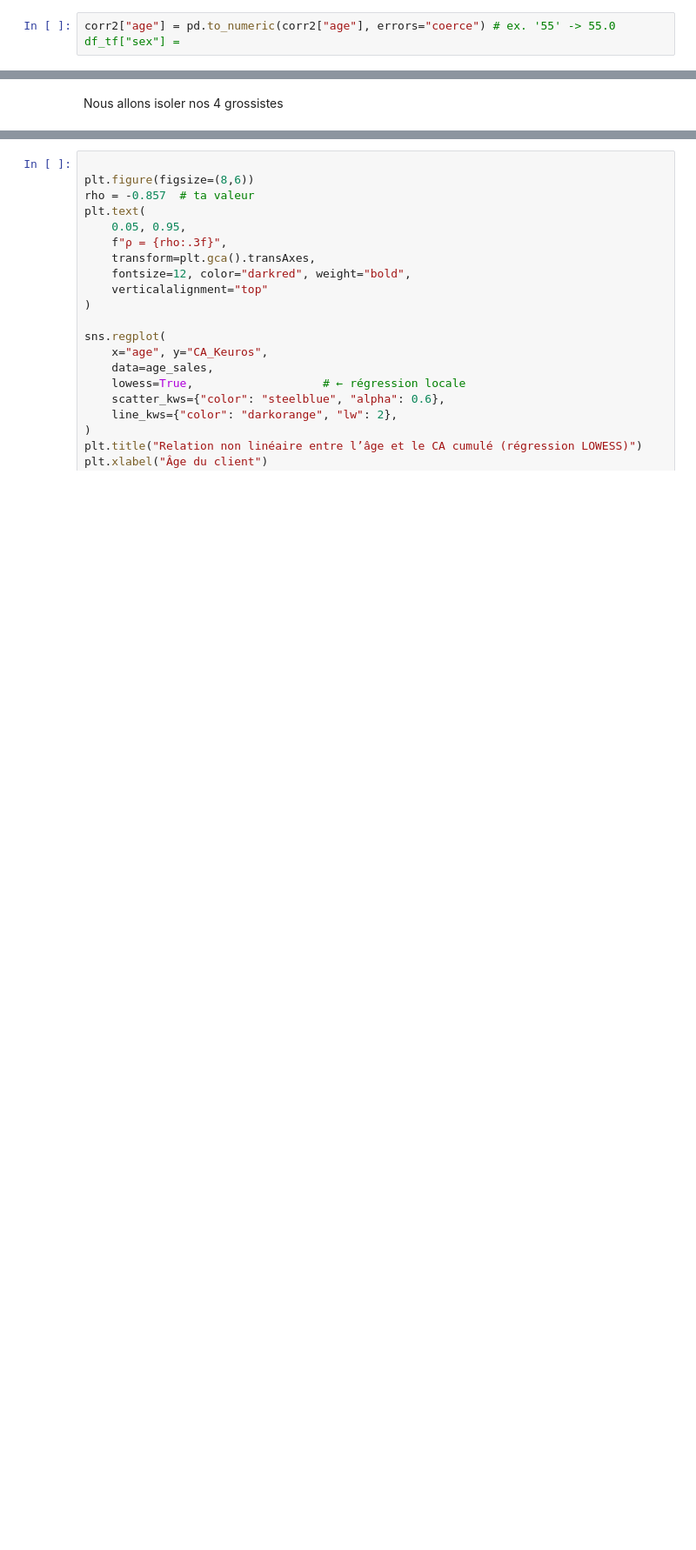
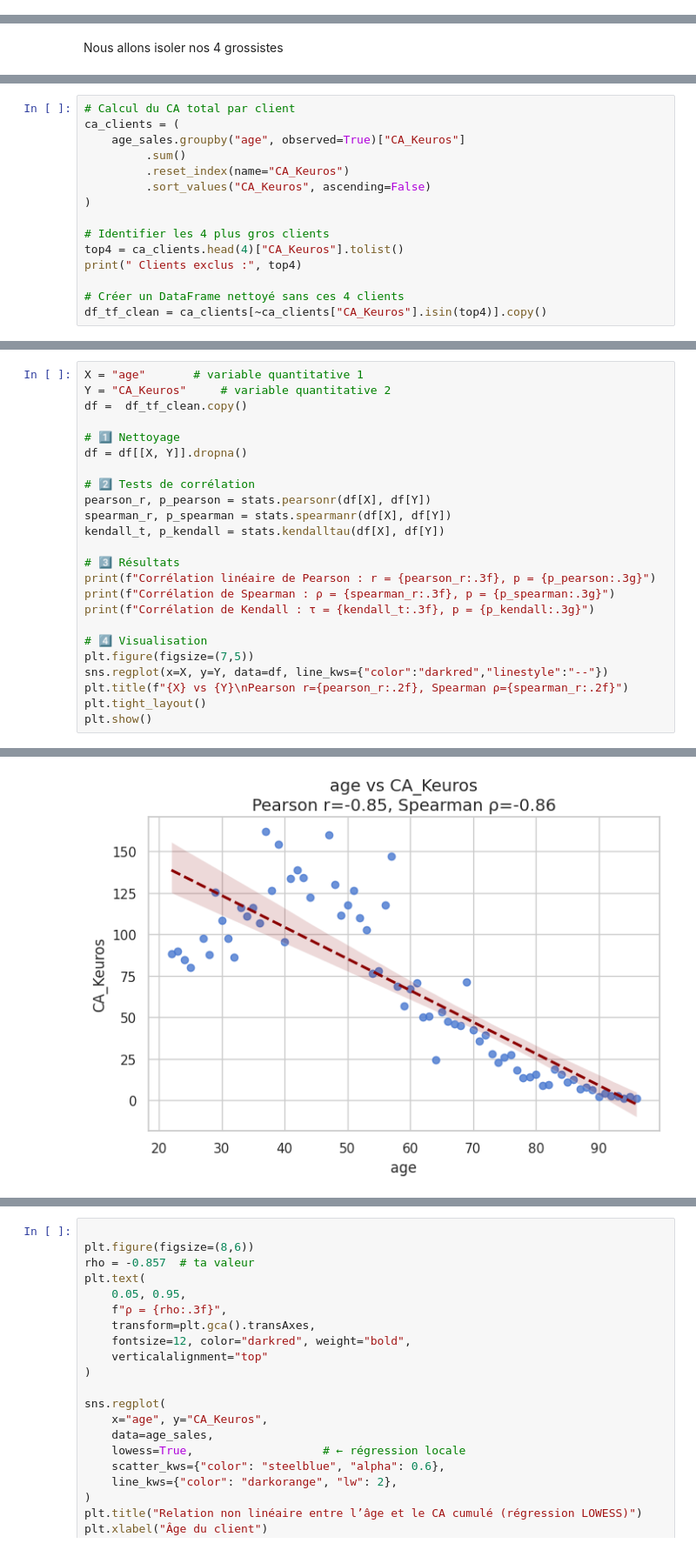
Before and after one commit to dinaglamshowroom/projet-data_oc, a Jupyter notebook: Projet4_Corrélation_3.ipynb, the cells around one changed output, grey strips where cells are left out. Shown at 87% size. Saved outputs shown, nothing was run; the diff lists cells and outputs as text; blank space fills up the shorter version.

```diff
--- a/Projet4_Corrélation_3.ipynb
+++ b/Projet4_Corrélation_3.ipynb
@@ -429,8 +431,6 @@ Index(['id_prod', 'date', 'session_id', 'client_id', 'price', 'categ', 'sex',
        'birth', 'age', 'tranche_age', 'montant_session', 'nb_achats',
        'montant_total_session'],
       dtype='object')
-# %%
-corr2["age"] = pd.to_numeric(corr2["age"], errors="coerce") # ex. '55' -> 55.0 df_tf["sex"] =
 # %%
 # Nettoyage des noms de colonnes
 corr2.columns = corr2.columns.str.strip().str.lower()
@@ -528,0 +529,15 @@ En somme, ces trois mesures convergent vers un même constat : le chiffre d’af
+# %%
+# Calcul du CA total par client
+ca_clients = (
+    age_sales.groupby("age", observed=True)["CA_Keuros"]
+         .sum()
+         .reset_index(name="CA_Keuros")
+         .sort_values("CA_Keuros", ascending=False)
+)
+
+# Identifier les 4 plus gros clients
+top4 = ca_clients.head(4)["CA_Keuros"].tolist()
+print(" Clients exclus :", top4)
+
+# Créer un DataFrame nettoyé sans ces 4 clients
+df_tf_clean = ca_clients[~ca_clients["CA_Keuros"].isin(top4)].copy()
@@ -528,0 +546,25 @@ En somme, ces trois mesures convergent vers un même constat : le chiffre d’af
+# %%
+X = "age"       # variable quantitative 1
+Y = "CA_Keuros"     # variable quantitative 2
+df =  df_tf_clean.copy()
+
+# 1️⃣ Nettoyage
+df = df[[X, Y]].dropna()
+
+# 2️⃣ Tests de corrélation
+pearson_r, p_pearson = stats.pearsonr(df[X], df[Y])
+spearman_r, p_spearman = stats.spearmanr(df[X], df[Y])
+kendall_t, p_kendall = stats.kendalltau(df[X], df[Y])
+
+# 3️⃣ Résultats
+print(f"Corrélation linéaire de Pearson : r = {pearson_r:.3f}, p = {p_pearson:.3g}")
+print(f"Corrélation de Spearman : ρ = {spearman_r:.3f}, p = {p_spearman:.3g}")
+print(f"Corrélation de Kendall : τ = {kendall_t:.3f}, p = {p_kendall:.3g}")
+
+# 4️⃣ Visualisation
+plt.figure(figsize=(7,5))
+sns.regplot(x=X, y=Y, data=df, line_kws={"color":"darkred","linestyle":"--"})
+plt.title(f"{X} vs {Y}\nPearson r={pearson_r:.2f}, Spearman ρ={spearman_r:.2f}")
+plt.tight_layout()
+plt.show()
+# %% [output]
@@ -528,0 +574 @@ En somme, ces trois mesures convergent vers un même constat : le chiffre d’af
+[figure, added]
```
Also changed, not shown: parts of 56 cells of this notebook.
